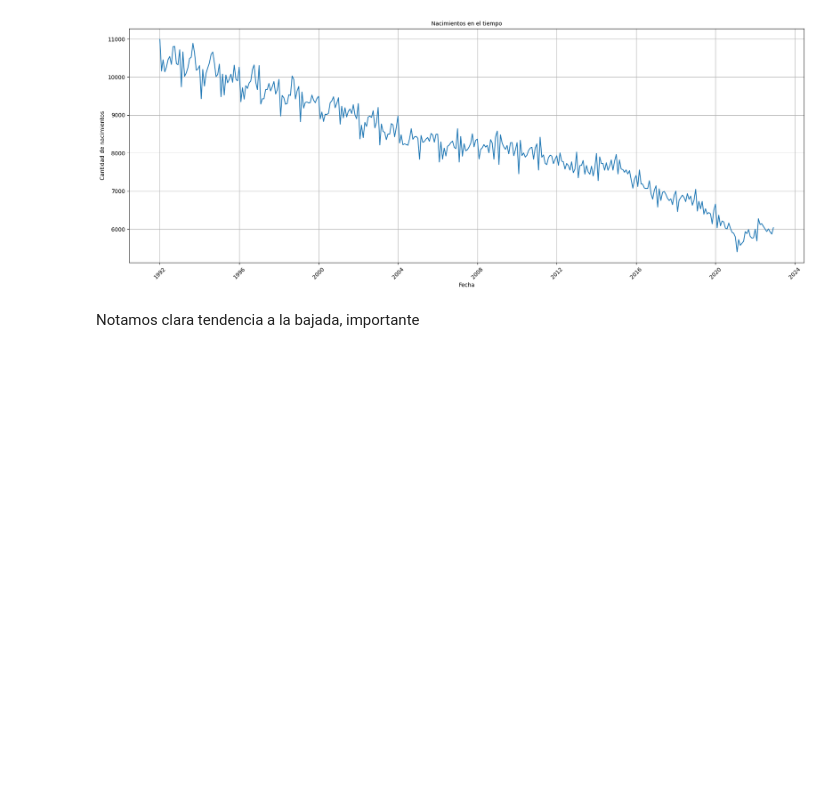
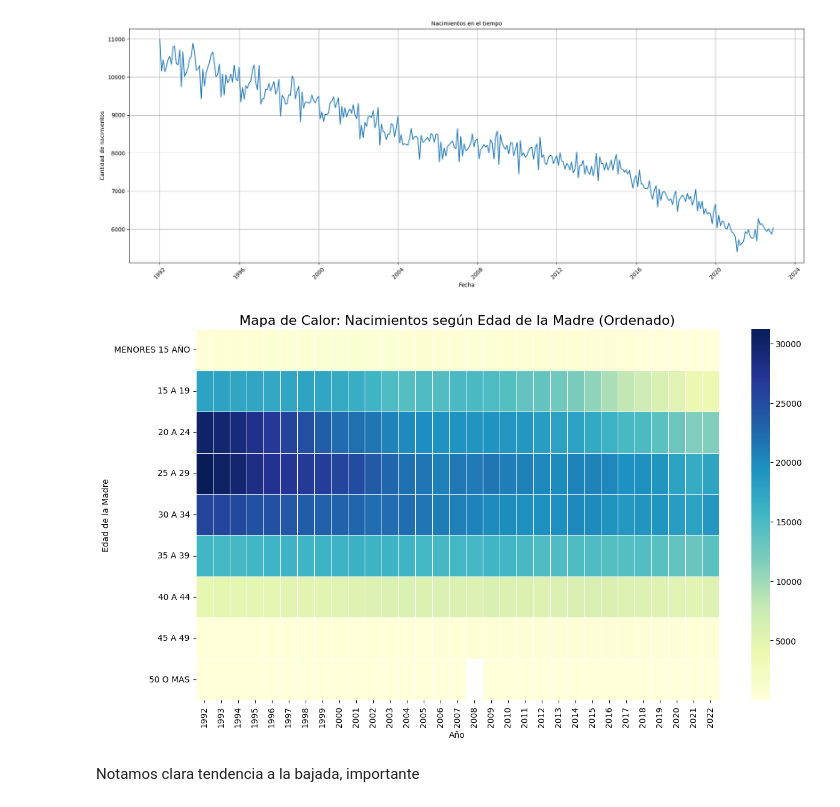
Before and after one commit to Uzbekistan30171739/Trabajo-grupo-cs-de-datos, a Jupyter notebook: notebooks/analisis_final.ipynb, the cells around one changed output. Cells and saved outputs as stored; diff of their text form; code cells hidden in the pictures; blank space fills up the shorter version.

```diff
--- a/notebooks/analisis_final.ipynb
+++ b/notebooks/analisis_final.ipynb
@@ -86,5 +183,44 @@ plt.tight_layout()
 plt.show()
 # %% [output]
 [figure]
+# %%
+import pandas as pd
+import seaborn as sns
+import matplotlib.pyplot as plt
+
+df_edad_madre = df_nac.groupby(['Anio', 'Rango_edad_M']).size().reset_index(name='Nacimientos')
+
+heatmap_data = df_edad_madre.pivot(index='Rango_edad_M', columns='Anio', values='Nacimientos')
+
+orden_logico = [
+    'MENORES 15 AÑO',
+    '15 A 19',
+    '20 A 24',
+    '25 A 29',
+    '30 A 34',
+    '35 A 39',
+    '40 A 44',
+    '45 A 49',
+    '50 O MAS'
+]
+
+heatmap_data = heatmap_data.reindex(orden_logico)
+
+plt.figure(figsize=(14, 8))
+sns.heatmap(
+    heatmap_data,
+    cmap='YlGnBu',
+    annot=False,
+    fmt="d",
+    linewidths=.5
+)
+
+plt.title('Mapa de Calor: Nacimientos según Edad de la Madre (Ordenado)', fontsize=16)
+plt.ylabel('Edad de la Madre')
+plt.xlabel('Año')
+plt.savefig(os.path.join(carpeta_graf, 'Nacimientos segun edad madre.png'), dpi=300, bbox_inches='tight')
+plt.show()
+# %% [output]
+[figure, added]
 # %% [markdown]
 Notamos clara tendencia a la bajada, importante
```
Also changed, not shown: parts of 26 cells of this notebook, 10 other files.
